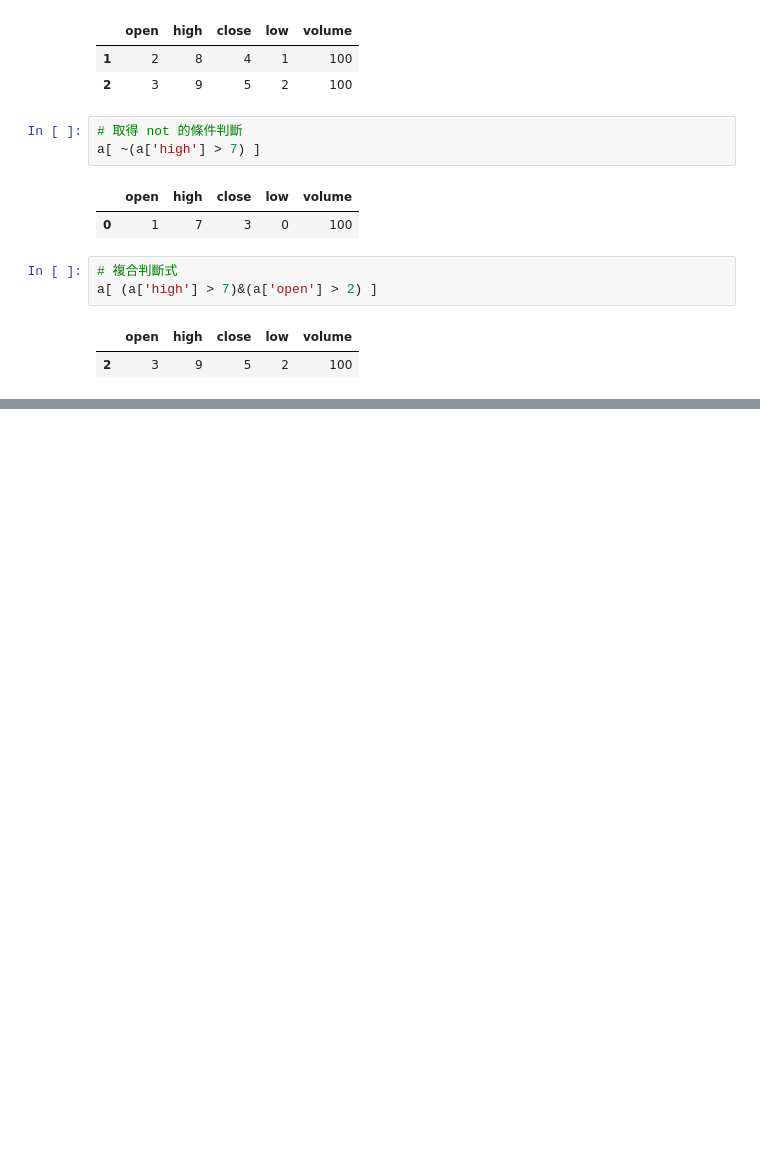
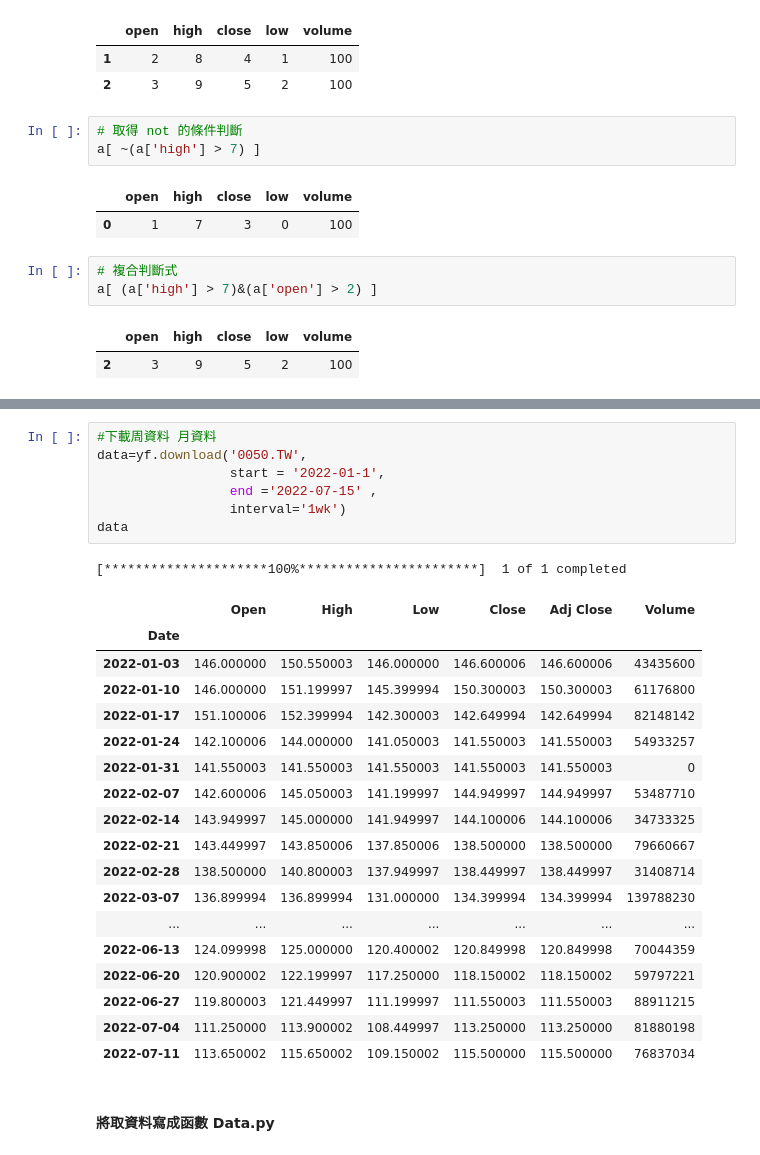
Before and after one commit to Sandwhaletree/Mai_Finlab, a Jupyter notebook: 大數據與金融股票分析/A01_股票回測_DataFrame基礎_0715.ipynb, the cells around one changed output, grey strips where cells are left out. Saved outputs shown, nothing was run; the diff lists cells and outputs as text; blank space fills up the shorter version.

```diff
--- a/大數據與金融股票分析/A01_股票回測_DataFrame基礎_0715.ipynb
+++ b/大數據與金融股票分析/A01_股票回測_DataFrame基礎_0715.ipynb
@@ -160,0 +427,29 @@ a[ (a['high'] > 7)&(a['open'] > 2) ]
+# %%
+#下載周資料 月資料
+data=yf.download('0050.TW',
+                 start = '2022-01-1',
+                 end ='2022-07-15' ,
+                 interval='1wk')
+data
+# %% [output]
+[*********************100%***********************]  1 of 1 completed
+|  | Open | High | Low | Close | Adj Close | Volume |
+| Date |  |  |  |  |  |  |
+| 2022-01-03 | 146.000000 | 150.550003 | 146.000000 | 146.600006 | 146.600006 | 43435600 |
+| 2022-01-10 | 146.000000 | 151.199997 | 145.399994 | 150.300003 | 150.300003 | 61176800 |
+| 2022-01-17 | 151.100006 | 152.399994 | 142.300003 | 142.649994 | 142.649994 | 82148142 |
+| 2022-01-24 | 142.100006 | 144.000000 | 141.050003 | 141.550003 | 141.550003 | 54933257 |
+| 2022-01-31 | 141.550003 | 141.550003 | 141.550003 | 141.550003 | 141.550003 | 0 |
+| 2022-02-07 | 142.600006 | 145.050003 | 141.199997 | 144.949997 | 144.949997 | 53487710 |
+| 2022-02-14 | 143.949997 | 145.000000 | 141.949997 | 144.100006 | 144.100006 | 34733325 |
+| 2022-02-21 | 143.449997 | 143.850006 | 137.850006 | 138.500000 | 138.500000 | 79660667 |
+| 2022-02-28 | 138.500000 | 140.800003 | 137.949997 | 138.449997 | 138.449997 | 31408714 |
+| 2022-03-07 | 136.899994 | 136.899994 | 131.000000 | 134.399994 | 134.399994 | 139788230 |
+| ... | ... | ... | ... | ... | ... | ... |
+| 2022-06-13 | 124.099998 | 125.000000 | 120.400002 | 120.849998 | 120.849998 | 70044359 |
+| 2022-06-20 | 120.900002 | 122.199997 | 117.250000 | 118.150002 | 118.150002 | 59797221 |
+| 2022-06-27 | 119.800003 | 121.449997 | 111.199997 | 111.550003 | 111.550003 | 88911215 |
+| 2022-07-04 | 111.250000 | 113.900002 | 108.449997 | 113.250000 | 113.250000 | 81880198 |
+| 2022-07-11 | 113.650002 | 115.650002 | 109.150002 | 115.500000 | 115.500000 | 76837034 |
+# %% [markdown]
+#### 將取資料寫成函數 Data.py
```
Also changed, not shown: parts of 23 cells of this notebook.
